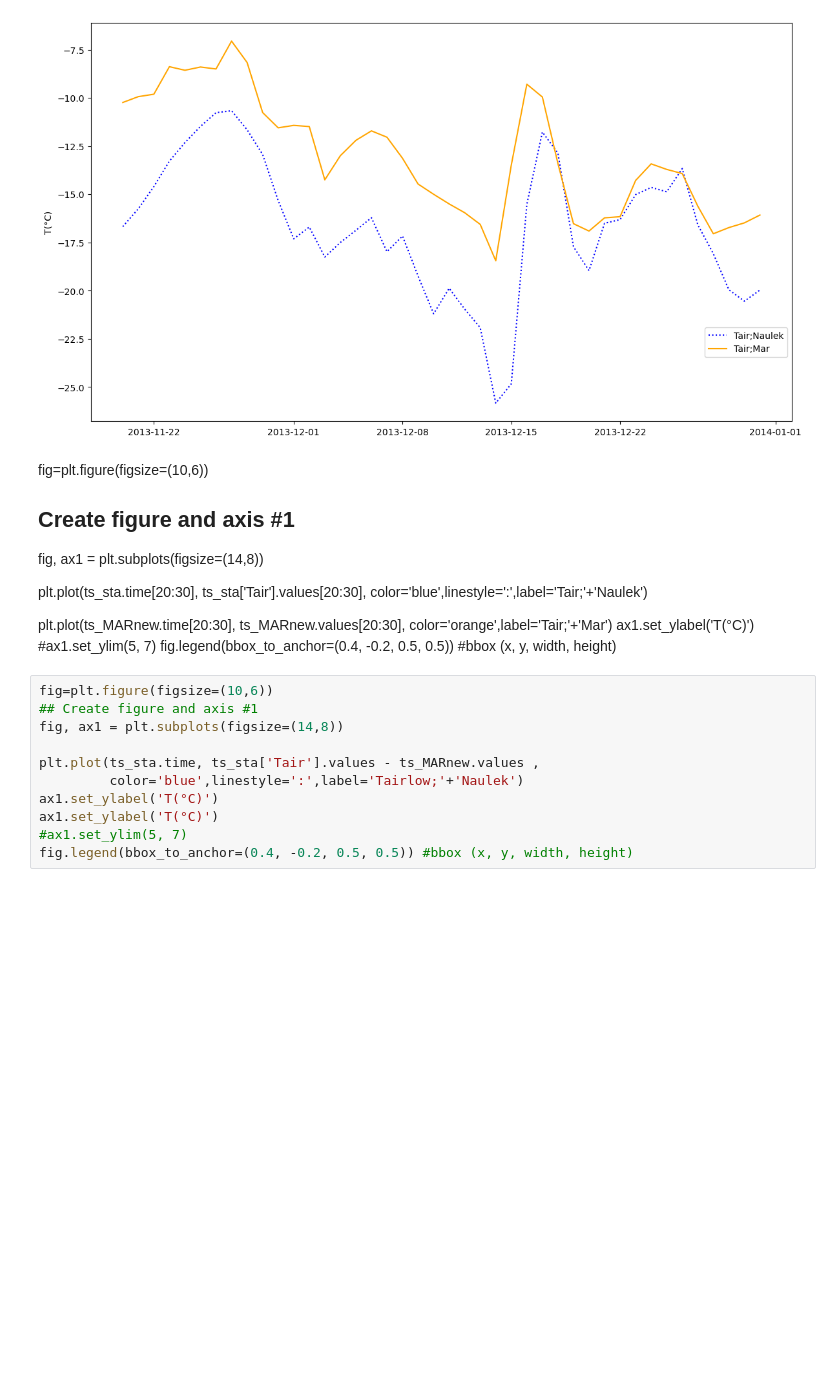
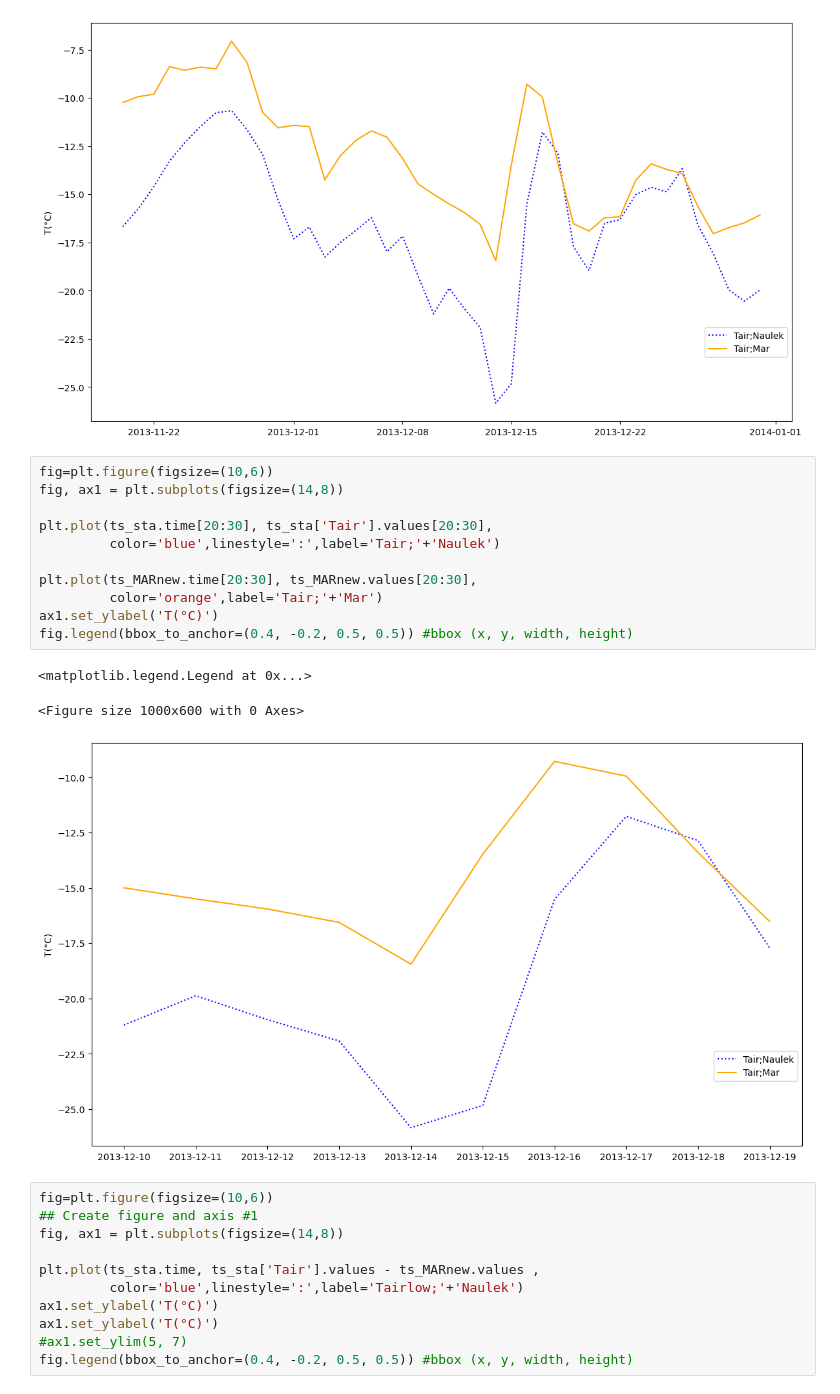
Before and after one commit to Andeol-ramb/MAR_HMA_GLACIOCLIM_Comparisons, a Jupyter notebook: GLACIO-MAR MeraSummitkcomparaisons.ipynb, the cells around one changed output. Drawn from its saved outputs; the diff is of its cells as text; blank space fills up the shorter version.

```diff
--- a/GLACIO-MAR MeraSummitkcomparaisons.ipynb
+++ b/GLACIO-MAR MeraSummitkcomparaisons.ipynb
@@ -285,19 +285,21 @@ fig.legend(bbox_to_anchor=(0.4, -0.2, 0.5, 0.5)) #bbox (x, y, width, height)
 <matplotlib.legend.Legend at 0x...>
 <Figure size 1000x600 with 0 Axes>
 [figure]
-# %% [markdown]
-fig=plt.figure(figsize=(10,6))
-## Create figure and axis #1
-fig, ax1 = plt.subplots(figsize=(14,8))
-
-plt.plot(ts_sta.time[20:30], ts_sta['Tair'].values[20:30],
-         color='blue',linestyle=':',label='Tair;'+'Naulek')
-
-plt.plot(ts_MARnew.time[20:30], ts_MARnew.values[20:30],
-         color='orange',label='Tair;'+'Mar')
-ax1.set_ylabel('T(°C)')
-#ax1.set_ylim(5, 7)
-fig.legend(bbox_to_anchor=(0.4, -0.2, 0.5, 0.5)) #bbox (x, y, width, height)
+# %%
+fig=plt.figure(figsize=(10,6))
+fig, ax1 = plt.subplots(figsize=(14,8))
+
+plt.plot(ts_sta.time[20:30], ts_sta['Tair'].values[20:30],
+         color='blue',linestyle=':',label='Tair;'+'Naulek')
+
+plt.plot(ts_MARnew.time[20:30], ts_MARnew.values[20:30],
+         color='orange',label='Tair;'+'Mar')
+ax1.set_ylabel('T(°C)')
+fig.legend(bbox_to_anchor=(0.4, -0.2, 0.5, 0.5)) #bbox (x, y, width, height)
+# %% [output]
+<matplotlib.legend.Legend at 0x...>
+<Figure size 1000x600 with 0 Axes>
+[figure, added]
 # %%
 fig=plt.figure(figsize=(10,6))
 ## Create figure and axis #1
```
Also changed, not shown: 1 other file.
